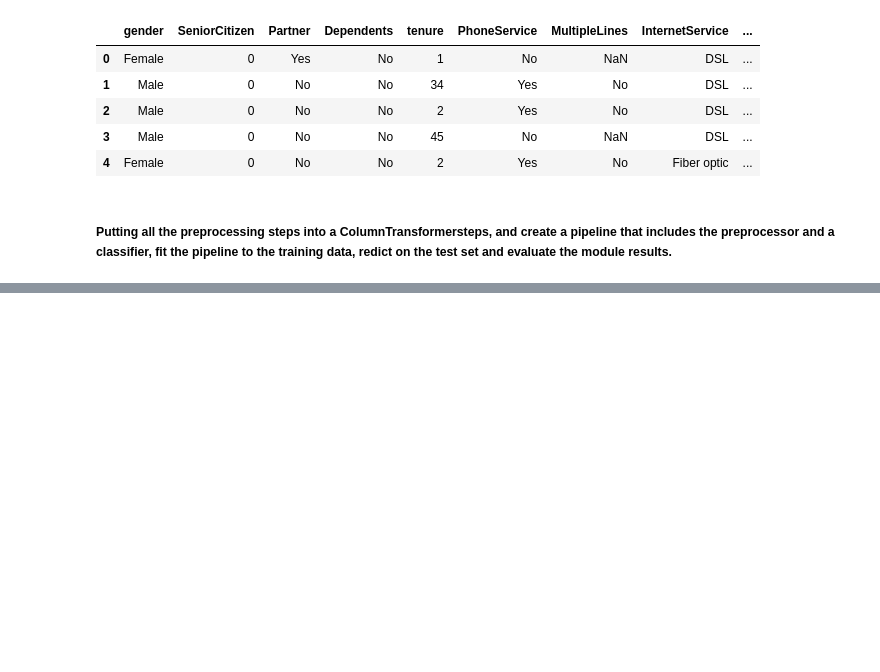
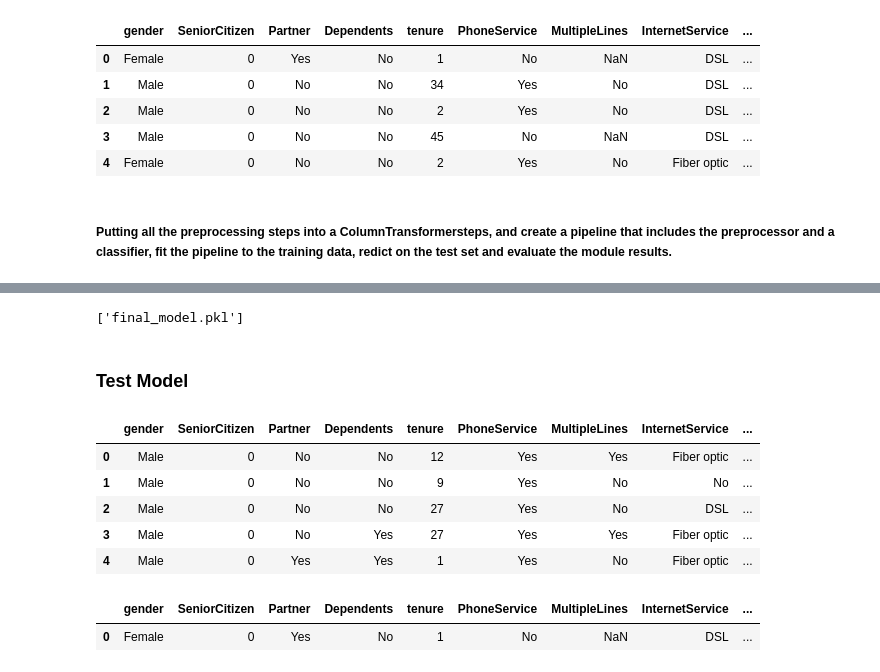
Before and after one commit to Omooyeni/Telco-Customer-churn-prediction-, a Jupyter notebook: notebook/main.ipynb, the cells around one changed output, grey strips where cells are left out. Cells and saved outputs as stored; diff of their text form; code cells hidden in the pictures; blank space fills up the shorter version.

```diff
--- a/notebook/main.ipynb
+++ b/notebook/main.ipynb
@@ -1019,0 +1088,20 @@ As the goal is to maximize overall performance and especially focus on accuratel
+# %%
+# Save the final model for future use
+
+joblib.dump(final_pipeline, 'final_model.pkl')
+# %% [output]
+['final_model.pkl']
+# %% [markdown]
+### **Test Model**
+# %%
+# Load the test data and drop the customerID column.
+test_data = pd.read_excel(r"C:\Users\USER\Desktop\Customer-churn-prediction-\data\Telco-churn-last-2000.xlsx")
+test_data = test_data.drop(columns='customerID',axis=1)
+test_data.head()
+# %% [output]
+|  | gender | SeniorCitizen | Partner | Dependents | tenure | PhoneService | MultipleLines | InternetService | ... |
+| 0 | Male | 0 | No | No | 12 | Yes | Yes | Fiber optic | ... |
+| 1 | Male | 0 | No | No | 9 | Yes | No | No | ... |
+| 2 | Male | 0 | No | No | 27 | Yes | No | DSL | ... |
+| 3 | Male | 0 | No | Yes | 27 | Yes | Yes | Fiber optic | ... |
+| 4 | Male | 0 | Yes | Yes | 1 | Yes | No | Fiber optic | ... |
@@ -1019,0 +1110,5 @@ As the goal is to maximize overall performance and especially focus on accuratel
+# %%
+train_df.head(1)
+# %% [output]
+|  | gender | SeniorCitizen | Partner | Dependents | tenure | PhoneService | MultipleLines | InternetService | ... |
+| 0 | Female | 0 | Yes | No | 1 | No | NaN | DSL | ... |
```
Also changed, not shown: parts of 34 cells of this notebook, 2 other files.
